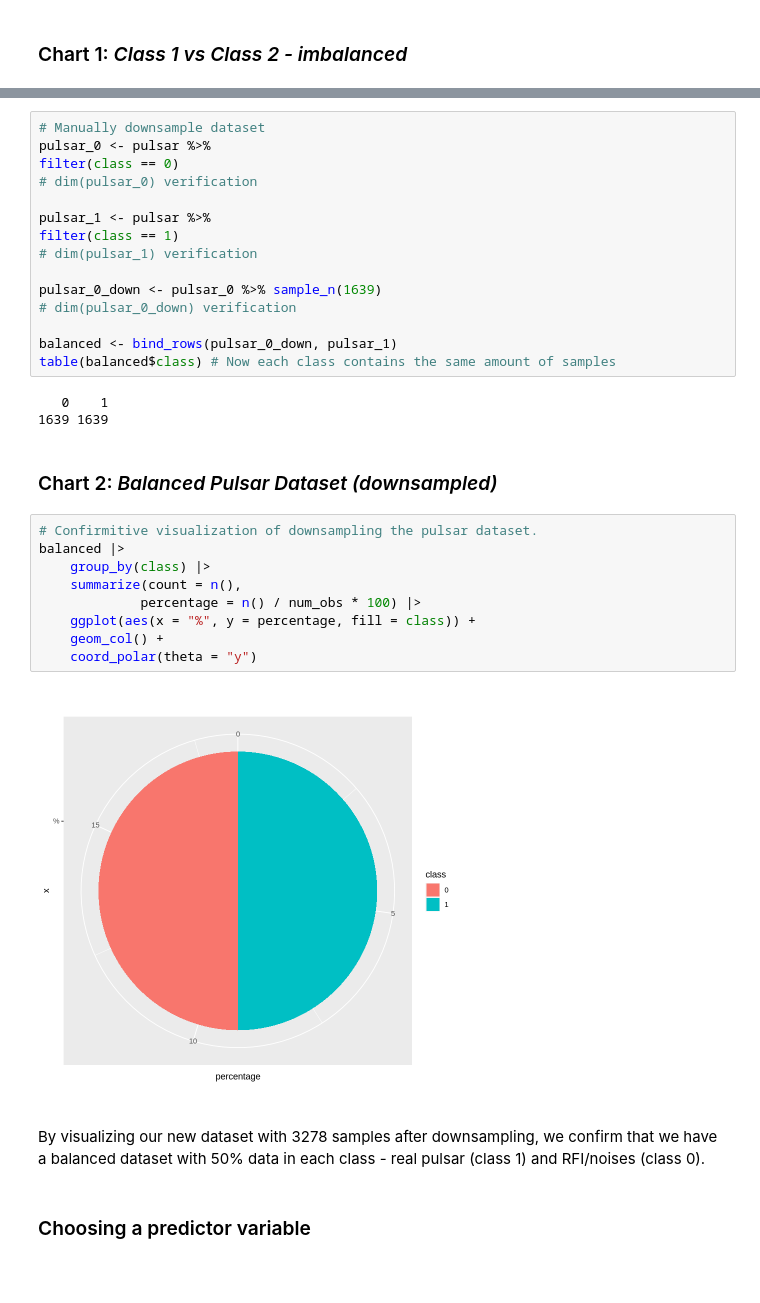
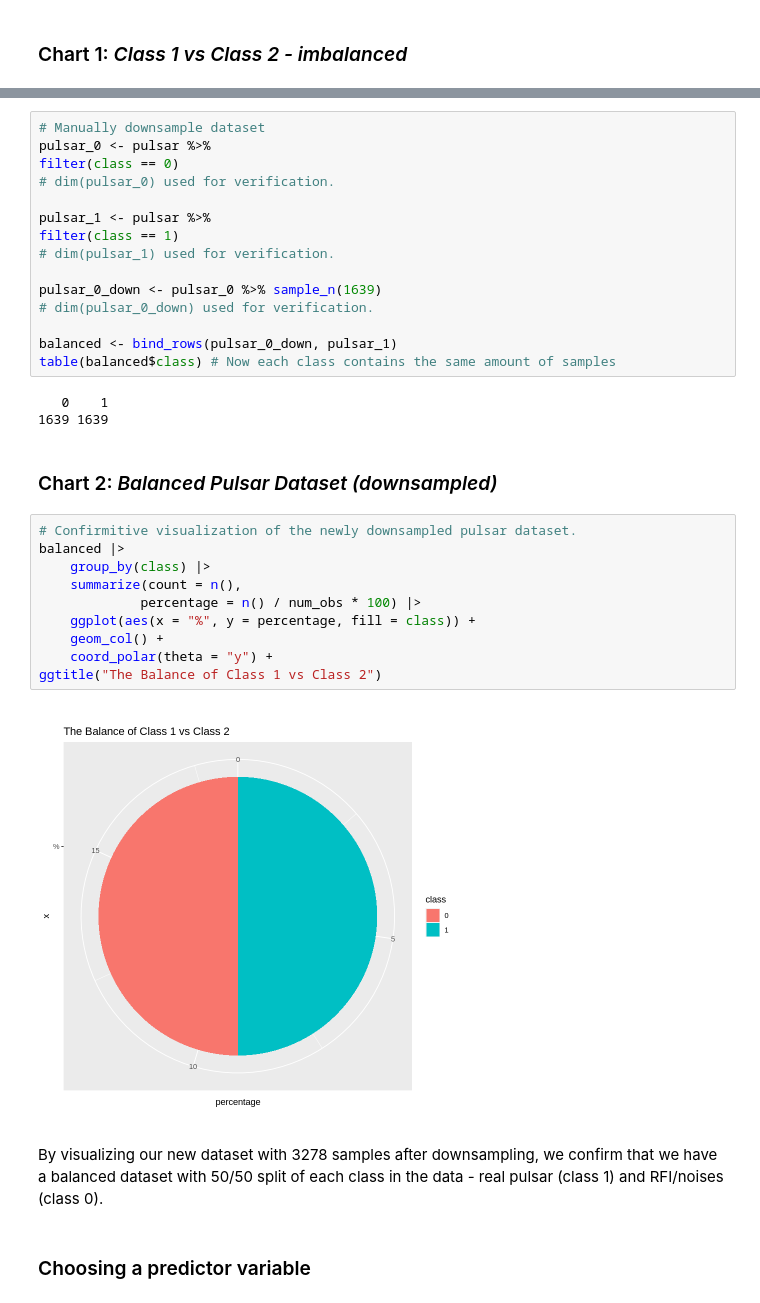
Before and after one commit to splashhhhhh/dsci100-grp165, a Jupyter notebook: Proposal.ipynb, the cells around one changed output, grey strips where cells are left out. Drawn from its saved outputs; the diff is of its cells as text; blank space fills up the shorter version.

```diff
--- a/Proposal.ipynb
+++ b/Proposal.ipynb
@@ -138,14 +139,14 @@ Since the dataset is imbalanced – which consists of 16259 samples from Class 0
 # Manually downsample dataset
 pulsar_0 <- pulsar %>%
 filter(class == 0)
-# dim(pulsar_0) verification
+# dim(pulsar_0) used for verification.
 
 pulsar_1 <- pulsar %>%
 filter(class == 1)
-# dim(pulsar_1) verification
+# dim(pulsar_1) used for verification.
 
 pulsar_0_down <- pulsar_0 %>% sample_n(1639)
-# dim(pulsar_0_down) verification
+# dim(pulsar_0_down) used for verification.
 
 balanced <- bind_rows(pulsar_0_down, pulsar_1)
 table(balanced$class) # Now each class contains the same amount of samples
@@ -155,18 +156,19 @@ table(balanced$class) # Now each class contains the same amount of samples
 # %% [markdown]
 ### Chart 2: *Balanced Pulsar Dataset (downsampled)*
 # %%
-# Confirmitive visualization of downsampling the pulsar dataset.
+# Confirmitive visualization of the newly downsampled pulsar dataset.
 balanced |>
     group_by(class) |>
     summarize(count = n(),
              percentage = n() / num_obs * 100) |>
     ggplot(aes(x = "%", y = percentage, fill = class)) +
     geom_col() +
-    coord_polar(theta = "y")
+    coord_polar(theta = "y") +
+ggtitle("The Balance of Class 1 vs Class 2")
 # %% [output]
-[figure, old version]
+[figure, new version]
 # %% [markdown]
-By visualizing our new dataset with 3278 samples after downsampling, we confirm that we have a balanced dataset with 50% data in each class - real pulsar (class 1) and RFI/noises (class 0).
+By visualizing our new dataset with 3278 samples after downsampling, we confirm that we have a balanced dataset with 50/50 split of each class in the data - real pulsar (class 1) and RFI/noises (class 0).
 # %% [markdown]
 ### Choosing a predictor variable
 # %% [markdown]
```
Also changed, not shown: parts of 12 cells of this notebook.
